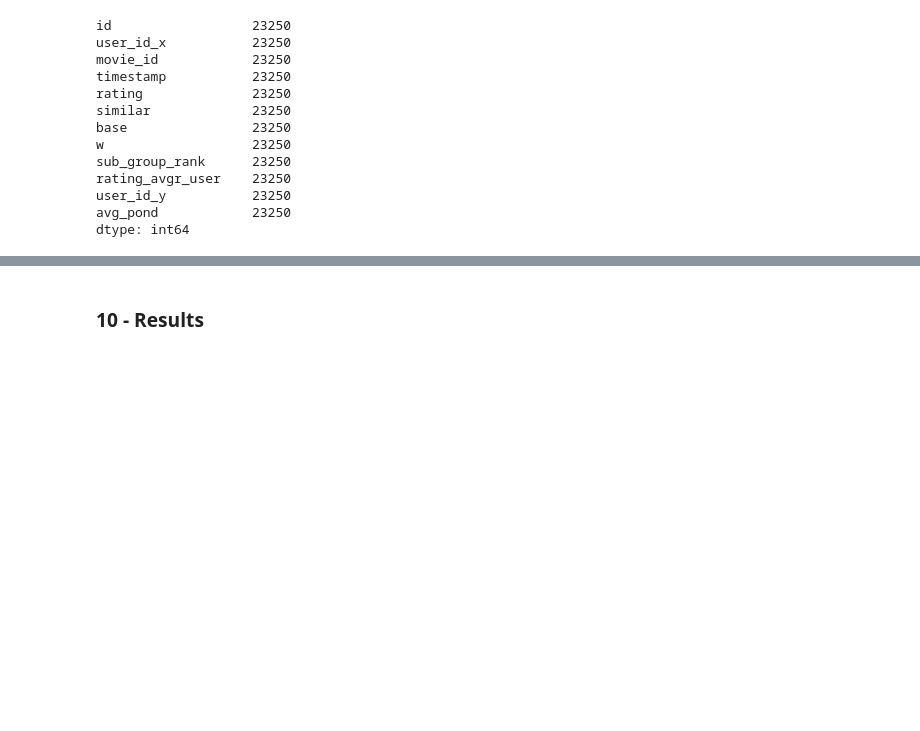
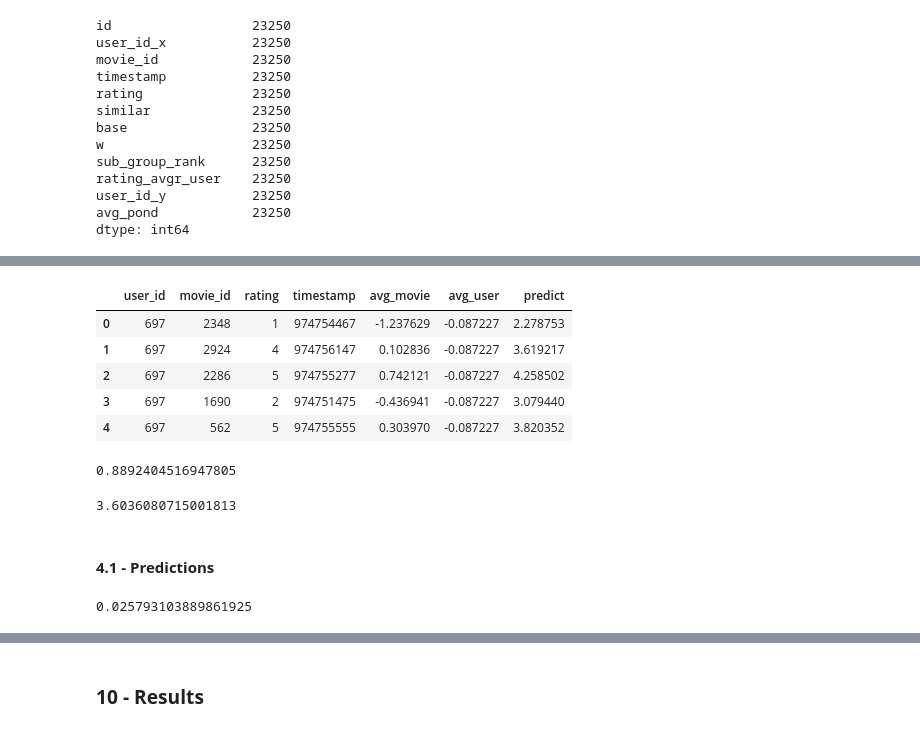
Before and after one commit to rodolfoarruda/MachineLearning, a Jupyter notebook: recom_sys_v2.ipynb, the cells around one changed output, grey strips where cells are left out. Drawn from its saved outputs; the diff is of its cells as text; code cells hidden in the pictures; blank space fills up the shorter version.

```diff
--- a/recom_sys_v2.ipynb
+++ b/recom_sys_v2.ipynb
@@ -783,0 +761,2 @@ pred_movie_avg3.to_csv('/content/drive/MyDrive/Doutorado/disciplinas/recom_sys/s
+# %%
+x_train1 = pd.merge(x_train, avg_movie, on="movie_id")
@@ -783,0 +772,2 @@ pred_movie_avg3.to_csv('/content/drive/MyDrive/Doutorado/disciplinas/recom_sys/s
+# %%
+avg_user = sub_mean2(x_train1,global_mean)
@@ -783,0 +783,21 @@ pred_movie_avg3.to_csv('/content/drive/MyDrive/Doutorado/disciplinas/recom_sys/s
+# %%
+x_train2 = pd.merge(x_train1, avg_user, on="user_id")
+# %%
+x_train2['predict'] = global_mean + x_train2['avg_user'] + x_train2['avg_movie']
+# %%
+x_train2.head()
+# %% [output]
+|  | user_id | movie_id | rating | timestamp | avg_movie | avg_user | predict |
+| 0 | 697 | 2348 | 1 | 974754467 | -1.237629 | -0.087227 | 2.278753 |
+| 1 | 697 | 2924 | 4 | 974756147 | 0.102836 | -0.087227 | 3.619217 |
+| 2 | 697 | 2286 | 5 | 974755277 | 0.742121 | -0.087227 | 4.258502 |
+| 3 | 697 | 1690 | 2 | 974751475 | -0.436941 | -0.087227 | 3.079440 |
+| 4 | 697 | 562 | 5 | 974755555 | 0.303970 | -0.087227 | 3.820352 |
+# %%
+((x_train2['rating'] - x_train2['predict']) ** 2).mean() ** .5
+# %% [output]
+0.8892404516947805
+# %%
+global_mean
+# %% [output]
+3.6036080715001813
@@ -783,0 +809,6 @@ pred_movie_avg3.to_csv('/content/drive/MyDrive/Doutorado/disciplinas/recom_sys/s
+# %% [markdown]
+#### **4.1 - Predictions**
+# %%
+avg_user['avg_user'].mean()
+# %% [output]
+0.025793103889861925
```
Also changed, not shown: parts of 27 cells of this notebook.
